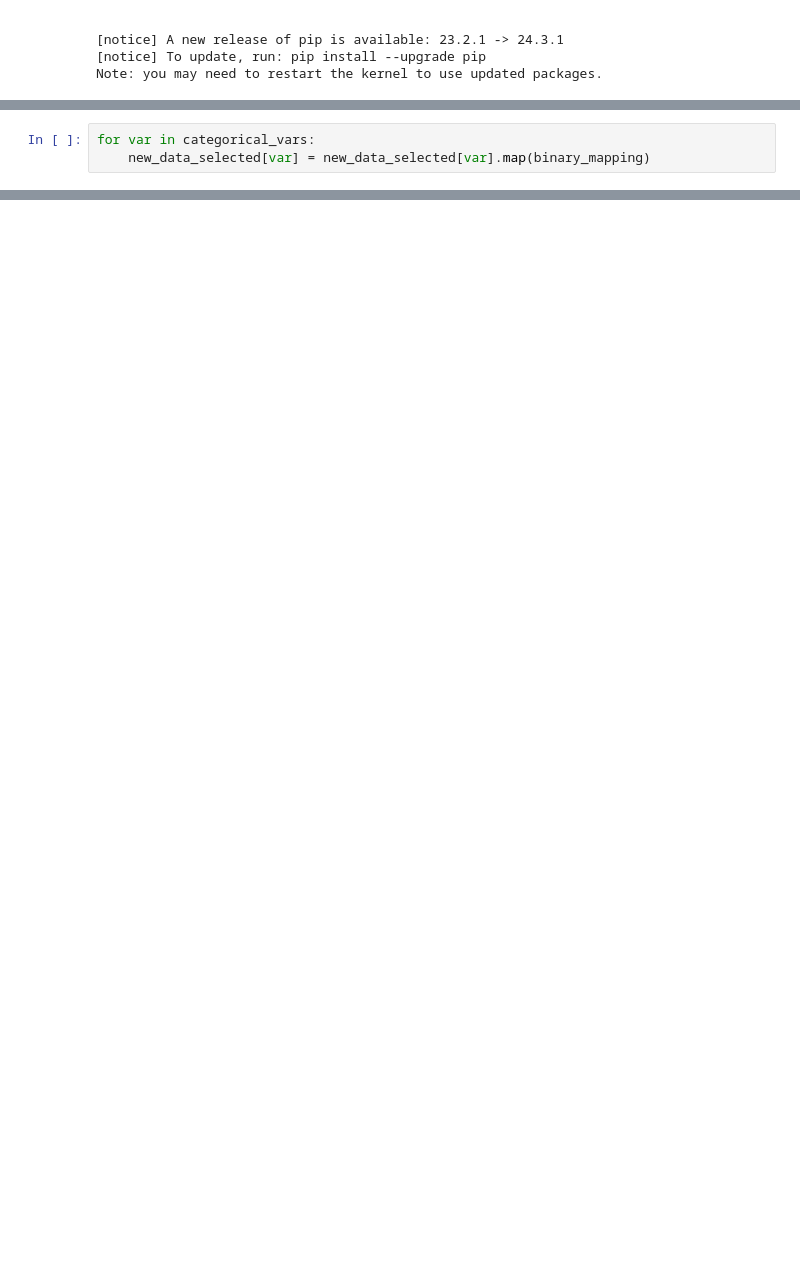
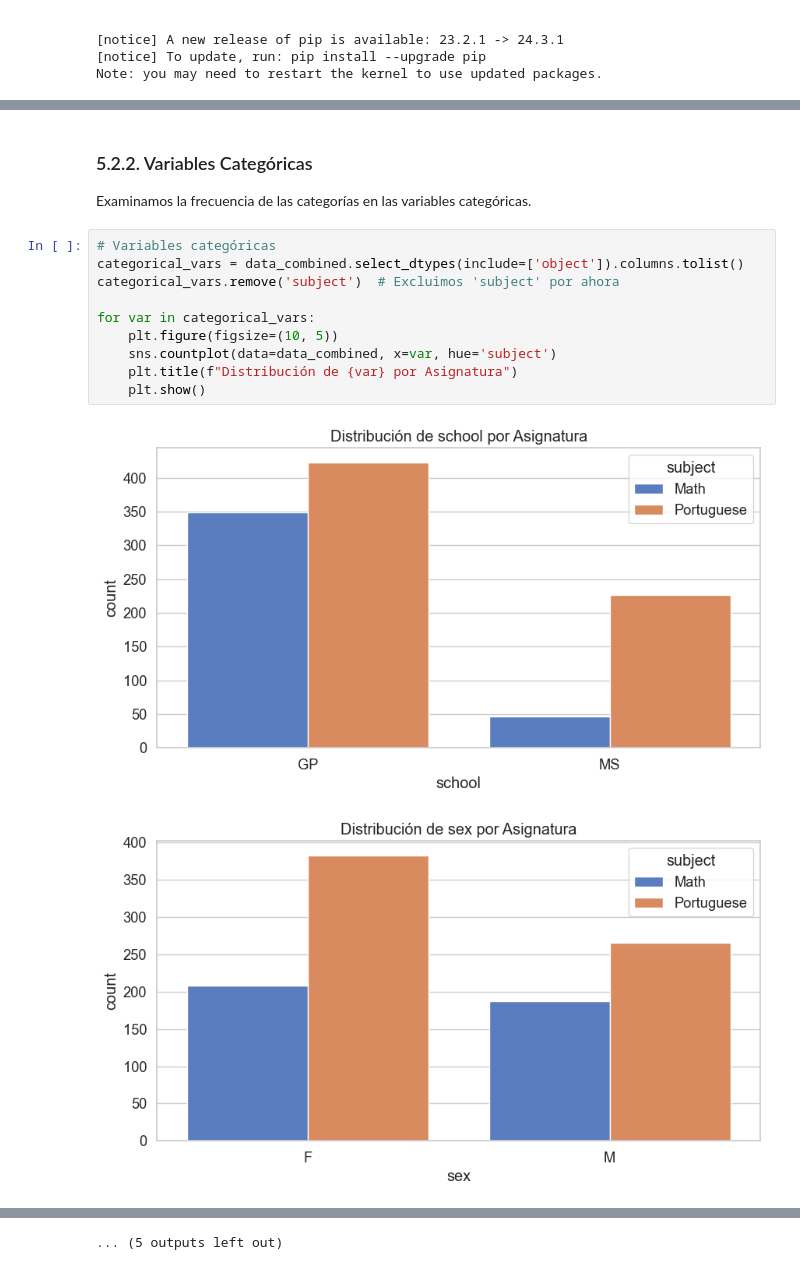
Before and after one commit to OrvarOddr/Prediccion_Rendimiento_Estudiantil, a Jupyter notebook: notebooks/Prediccion_Rendimiento.ipynb, the cells around one changed output, grey strips where cells are left out. Cells and saved outputs as stored; diff of their text form; blank space fills up the shorter version.

```diff
--- a/notebooks/Prediccion_Rendimiento.ipynb
+++ b/notebooks/Prediccion_Rendimiento.ipynb
@@ -1122,3 +86,0 @@ for var in categorical_vars:
-# %%
-for var in categorical_vars:
-    new_data_selected[var] = new_data_selected[var].map(binary_mapping)
@@ -1155,0 +229,16 @@ Se puede utilizar esta información para tomar decisiones o realizar análisis a
+# %% [markdown]
+### 5.2.2. Variables Categóricas
+Examinamos la frecuencia de las categorías en las variables categóricas.
+# %%
+# Variables categóricas
+categorical_vars = data_combined.select_dtypes(include=['object']).columns.tolist()
+categorical_vars.remove('subject')  # Excluimos 'subject' por ahora
+
+for var in categorical_vars:
+    plt.figure(figsize=(10, 5))
+    sns.countplot(data=data_combined, x=var, hue='subject')
+    plt.title(f"Distribución de {var} por Asignatura")
+    plt.show()
+# %% [output]
+[figure, added]
+[figure, added]
@@ -1155,0 +255 @@ Se puede utilizar esta información para tomar decisiones o realizar análisis a
+... (5 outputs left out)
```
Also changed, not shown: parts of 366 cells of this notebook, 1 other file.
